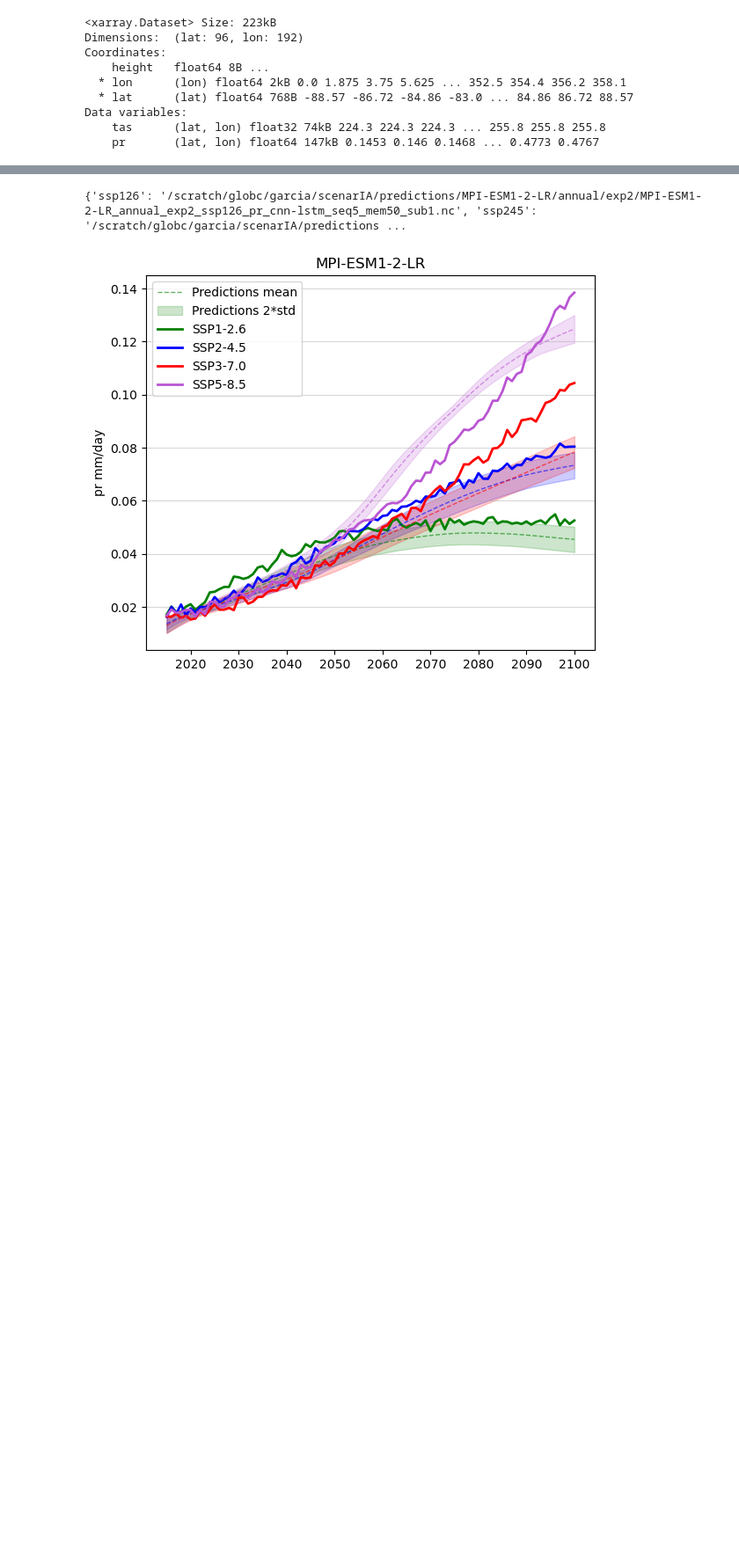
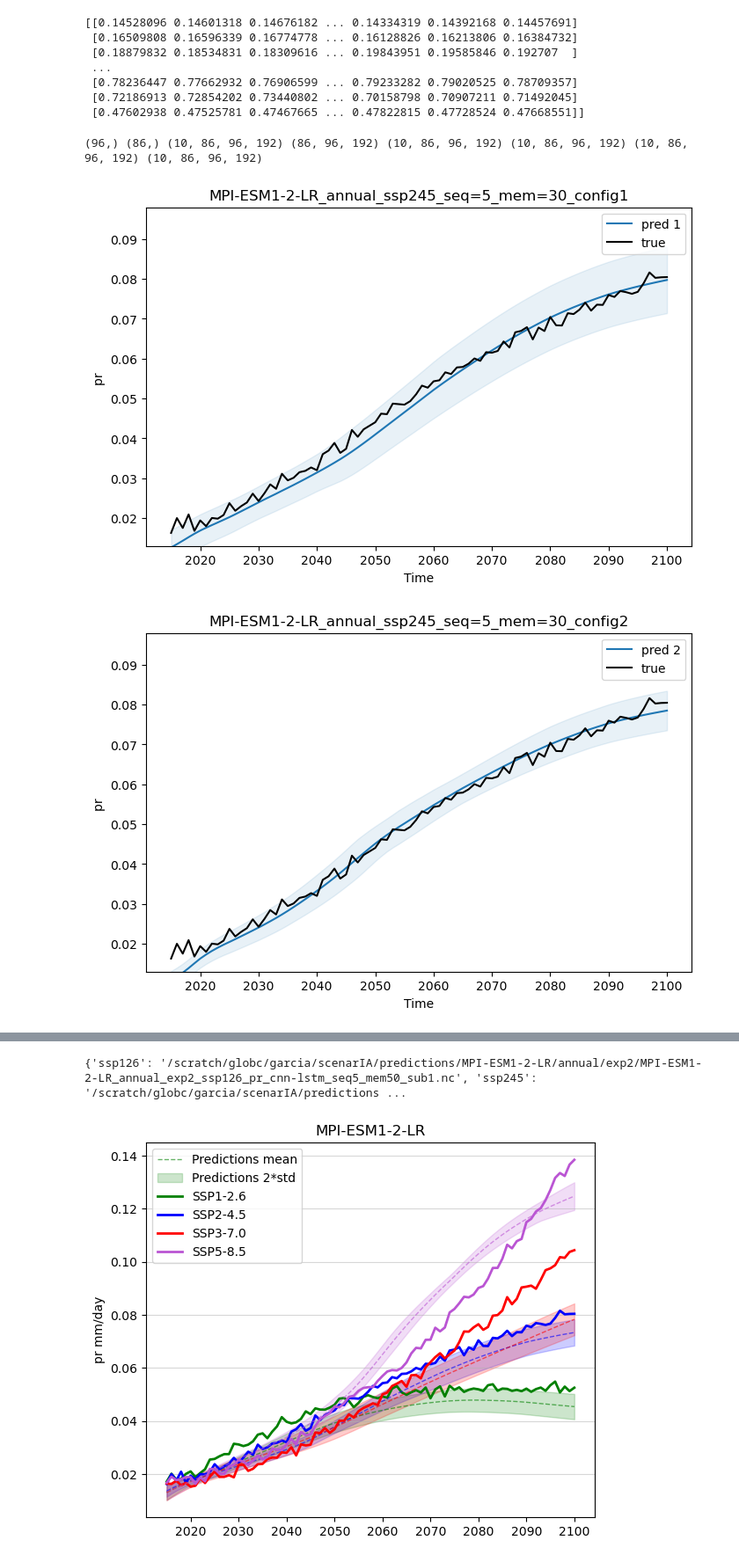
Before and after one commit to zoeleila/scenarIA, a Jupyter notebook: src/plots/plots_predictions.ipynb, the cells around one changed output, grey strips where cells are left out. Shown at 88% size. Saved outputs shown, nothing was run; the diff lists cells and outputs as text; code cells hidden in the pictures; blank space fills up the shorter version.

```diff
--- a/src/plots/plots_predictions.ipynb
+++ b/src/plots/plots_predictions.ipynb
@@ -17,14 +17,43 @@ from scenarIA.src.utils.settings import PREDICTIONS_DIR, DATASET_DIR, GRAPHS_DIR
 # %%
 clim = xr.open_dataset(DATASET_DIR / f'MPI-ESM1-2-LR/annual/outputs_piControl.nc').mean('member')
-clim = clim.sel(time=slice('1850-01-01', '2250-12-31')).mean('time')
+clim = clim.sel(time=slice('1850-01-01', '2250-12-31')).mean('time')['pr'].values
 print(clim)
 # %% [output]
-<xarray.Dataset> Size: 223kB
-Dimensions:  (lat: 96, lon: 192)
-Coordinates:
-    height   float64 8B ...
-  * lon      (lon) float64 2kB 0.0 1.875 3.75 5.625 ... 352.5 354.4 356.2 358.1
-  * lat      (lat) float64 768B -88.57 -86.72 -84.86 -83.0 ... 84.86 86.72 88.57
-Data variables:
-    tas      (lat, lon) float32 74kB 224.3 224.3 224.3 ... 255.8 255.8 255.8
-    pr       (lat, lon) float64 147kB 0.1453 0.146 0.1468 ... 0.4773 0.4767
+[[0.14528096 0.14601318 0.14676182 ... 0.14334319 0.14392168 0.14457691]
+ [0.16509808 0.16596339 0.16774778 ... 0.16128826 0.16213806 0.16384732]
+ [0.18879832 0.18534831 0.18309616 ... 0.19843951 0.19585846 0.192707  ]
+ ...
+ [0.78236447 0.77662932 0.76906599 ... 0.79233282 0.79020525 0.78709357]
+ [0.72186913 0.72854202 0.73440802 ... 0.70158798 0.70907211 0.71492045]
+ [0.47602938 0.47525781 0.47467665 ... 0.47822815 0.47728524 0.47668551]]
+# %%
+var_name = 'pr'
+
+true = xr.open_dataset( DATASET_DIR / 'MPI-ESM1-2-LR/annual/outputs_ssp245.nc').mean('member')
+lats = true.lat.values
+t = true.time.values
+y = true['pr'].values - clim
+c1 = xr.open_dataset(PREDICTIONS_DIR / 'MPI-ESM1-2-LR/annual/exp1/MPI-ESM1-2-LR_annual_exp1_ssp245_pr_cnn-lstm_seq5_mem30_sub1.nc')['pr'].values - clim
+c2 = xr.open_dataset(PREDICTIONS_DIR / 'MPI-ESM1-2-LR/annual/exp6/MPI-ESM1-2-LR_annual_exp6_ssp245_pr_cnn-lstm_seq5_mem30.nc')['pr'].values - clim
+c3 = xr.open_dataset(PREDICTIONS_DIR / 'MPI-ESM1-2-LR/annual/exp5/MPI-ESM1-2-LR_annual_exp5_ssp245_pr_cnn-lstm_seq5_mem30.nc')['pr'].values - clim
+c4 = xr.open_dataset(PREDICTIONS_DIR / 'MPI-ESM1-2-LR/annual/exp7/MPI-ESM1-2-LR_annual_exp7_ssp245_pr_cnn-lstm_seq5_mem30.nc')['pr'].values - clim
+
+print(lats.shape, t.shape, c1.shape, y.shape, c2.shape, c3.shape, c4.shape, c5.shape)
+
+y_hat_dict = {'1': [c1[run] for run in range(c1.shape[0])],
+              '2': [c2[run] for run in range(c2.shape[0])],
+              '3': [c3[run] for run in range(c3.shape[0])],
+              '4': [c4[run] for run in range(c4.shape[0])],
+              '5': [c5[run] for run in range(c5.shape[0])]}
+
+save_dir = GRAPHS_DIR /'tests/'
+# %% [output]
+(96,) (86,) (10, 86, 96, 192) (86, 96, 192) (10, 86, 96, 192) (10, 86, 96, 192) (10, 86, 96, 192) (10, 86, 96, 192)
+# %%
+for key, value in y_hat_dict.items():
+    mini_dict = {key:value}
+    title = f'MPI-ESM1-2-LR_annual_ssp245_seq=5_mem=30_config{key}'
+    compare_temporal_profiles(y, mini_dict, t, var_name, lats, point=None, window_size=None, config_plots=None, title=title, save_dir=save_dir)
+# %% [output]
+[figure, added]
+[figure, added]
```
Also changed, not shown: parts of 5 cells of this notebook, 11 other files.
